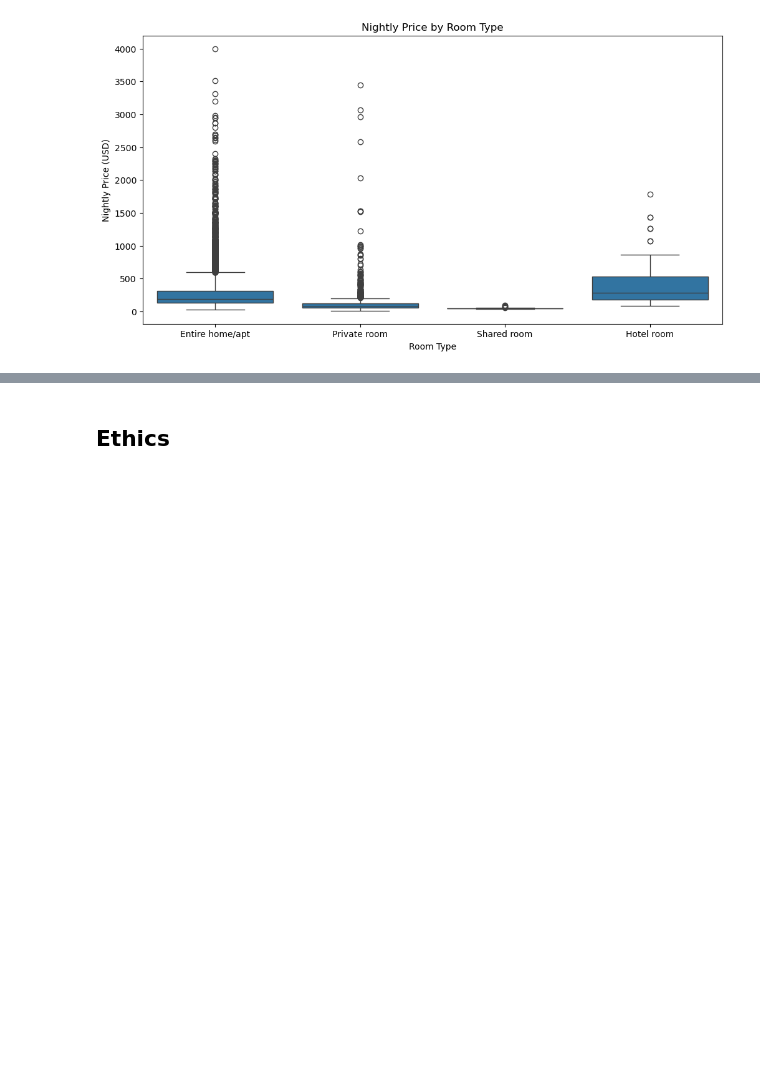
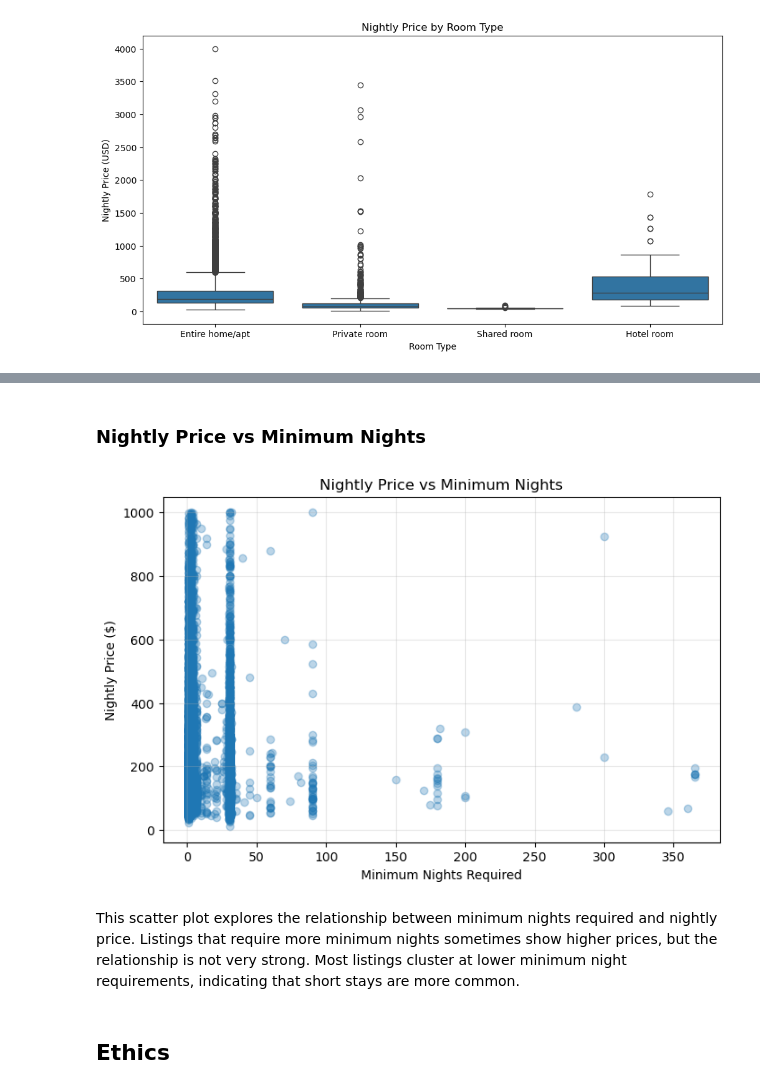
Before and after one commit to COGS108/Group082_WI26, a Jupyter notebook: 02-EDACheckpoint.ipynb, the cells around one changed output, grey strips where cells are left out. Saved outputs shown, nothing was run; the diff lists cells and outputs as text; code cells hidden in the pictures; blank space fills up the shorter version.

```diff
--- a/02-EDACheckpoint.ipynb
+++ b/02-EDACheckpoint.ipynb
@@ -505,3 +574,29 @@ plt.show()
+# %% [markdown]
+###  Nightly Price vs Minimum Nights
+# %%
+plt.figure(figsize=(8,5))
+
+filtered = listings[listings['price_num'] <= 1000]
+
+plt.scatter(
+    filtered['minimum_nights'],
+    filtered['price_num'],
+    alpha=0.3
+)
+
+plt.title("Nightly Price vs Minimum Nights")
+plt.xlabel("Minimum Nights Required")
+plt.ylabel("Nightly Price ($)")
+
+plt.grid(alpha=0.3)
+
+plt.show()
+# %% [output]
+[figure, added]
+# %% [markdown]
+This scatter plot explores the relationship between minimum nights required and nightly price.
+Listings that require more minimum nights sometimes show higher prices, but the relationship is not very strong.
+Most listings cluster at lower minimum night requirements, indicating that short stays are more common.
 # %% [markdown]
 ## Ethics
 # %% [markdown]
```
Also changed, not shown: parts of 9 cells of this notebook.
